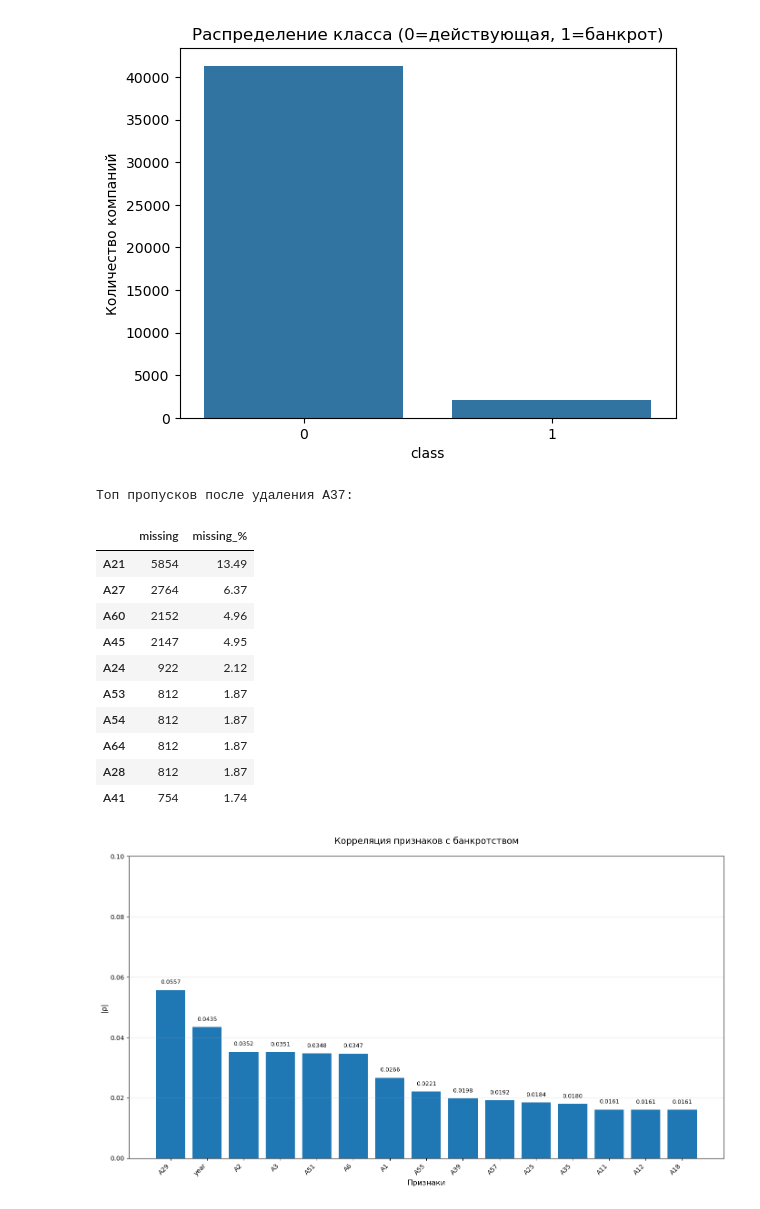
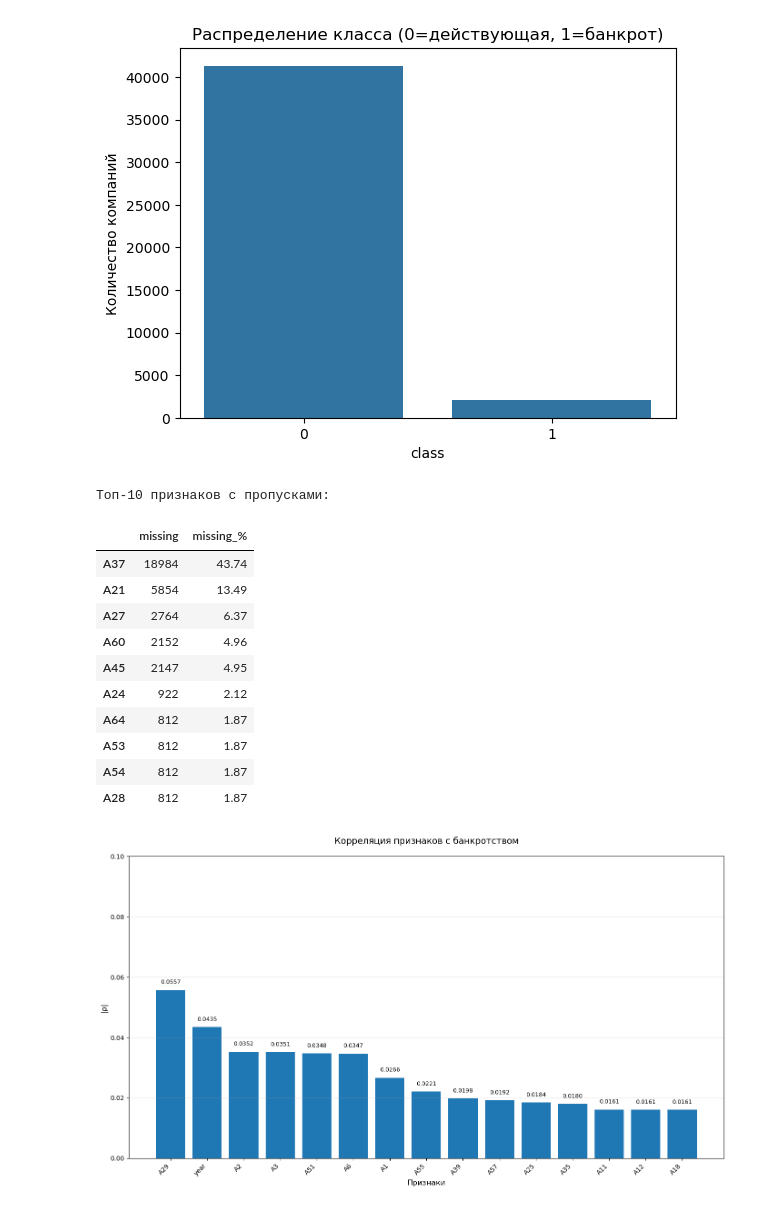
Before and after one commit to TU-TU-u/ML_HW_25, a Jupyter notebook: HW_ML2.ipynb, the cells around one changed output. Drawn from its saved outputs; the diff is of its cells as text; code cells hidden in the pictures.

```diff
--- a/HW_ML2.ipynb
+++ b/HW_ML2.ipynb
@@ -95,25 +95,25 @@ Name: count, dtype: int64
 Name: proportion, dtype: float64
 [figure]
 # %%
-# Пропущенные значения (после удаления A37):
-missing = data_model.isna().sum().sort_values(ascending=False)
-missing_pct = (missing / len(data_model) * 100).round(2)
+# Пропущенные значения: считаем абсолютные и относительные
+missing = data_raw.isna().sum().sort_values(ascending=False)
+missing_pct = (missing / len(data_raw) * 100).round(2)
 missing_summary = pd.DataFrame({'missing': missing, 'missing_%': missing_pct})
-print("Топ пропусков после удаления A37:")
+print("Топ-10 признаков с пропусками:")
 display(missing_summary.head(10))
 # %% [output]
-Топ пропусков после удаления A37:
+Топ-10 признаков с пропусками:
 |  | missing | missing_% |
+| A37 | 18984 | 43.74 |
 | A21 | 5854 | 13.49 |
 | A27 | 2764 | 6.37 |
 | A60 | 2152 | 4.96 |
 | A45 | 2147 | 4.95 |
 | A24 | 922 | 2.12 |
+| A64 | 812 | 1.87 |
 | A53 | 812 | 1.87 |
 | A54 | 812 | 1.87 |
-| A64 | 812 | 1.87 |
 | A28 | 812 | 1.87 |
-| A41 | 754 | 1.74 |
 # %%
 # Матрица корреляций (на очищенных данных)
 corr_with_class = data_model.corr()['class'].abs().sort_values(ascending=False)
```
Also changed, not shown: parts of 33 cells of this notebook.
